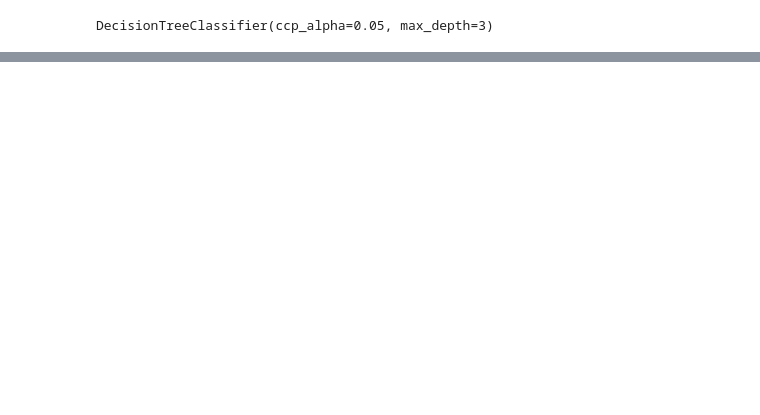
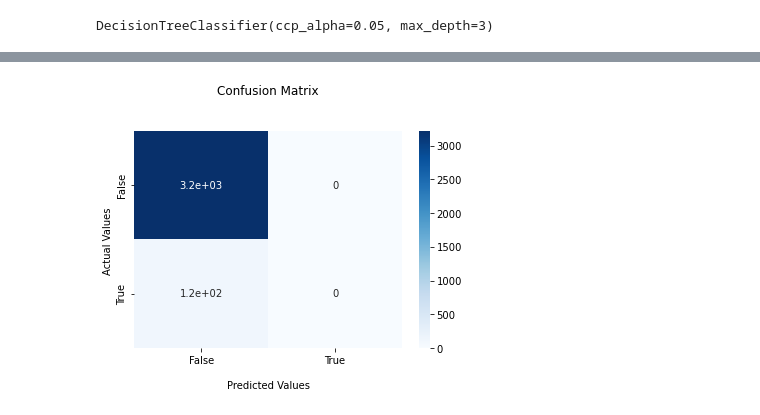
Before and after one commit to malwina0/2022L-ML, a Jupyter notebook: ZD4/PD4.ipynb, the cells around one changed output, grey strips where cells are left out. Saved outputs shown, nothing was run; the diff lists cells and outputs as text; code cells hidden in the pictures; blank space fills up the shorter version.

```diff
--- a/ZD4/PD4.ipynb
+++ b/ZD4/PD4.ipynb
@@ -77 +69,14 @@ def Scores(model, X, y):
+# %%
+def show_confusion_matrix(y_test, y_pred):
+    cf_matrix = confusion_matrix(y_test, y_pred)
+    ax = sns.heatmap(cf_matrix, annot=True, cmap='Blues')
+
+    ax.set_title('Confusion Matrix\n\n');
+    ax.set_xlabel('\nPredicted Values')
+    ax.set_ylabel('Actual Values ');
+
+    ax.xaxis.set_ticklabels(['False','True'])
+    ax.yaxis.set_ticklabels(['False','True'])
+
+    plt.show()
 # %% [markdown]
@@ -118,8 +137,8 @@ Best parameters: {'ccp_alpha': 0.05, 'criterion': 'gini', 'max_depth': 3, 'split
 # %%
-tree = DecisionTreeClassifier(ccp_alpha = 0.05,
+tree1 = DecisionTreeClassifier(ccp_alpha = 0.05,
                              criterion = 'gini',
                              max_depth = 3,
                              splitter = 'best')
-tree.fit(X_train, y_train)
+tree1.fit(X_train, y_train)
 # %% [output]
 DecisionTreeClassifier(ccp_alpha=0.05, max_depth=3)
@@ -126 +157,5 @@ DecisionTreeClassifier(ccp_alpha=0.05, max_depth=3)
+# %%
+show_confusion_matrix(y_train, tree1.predict(X_train))
+# %% [output]
+[figure, added]
 # %%
```
Also changed, not shown: parts of 71 cells of this notebook.
